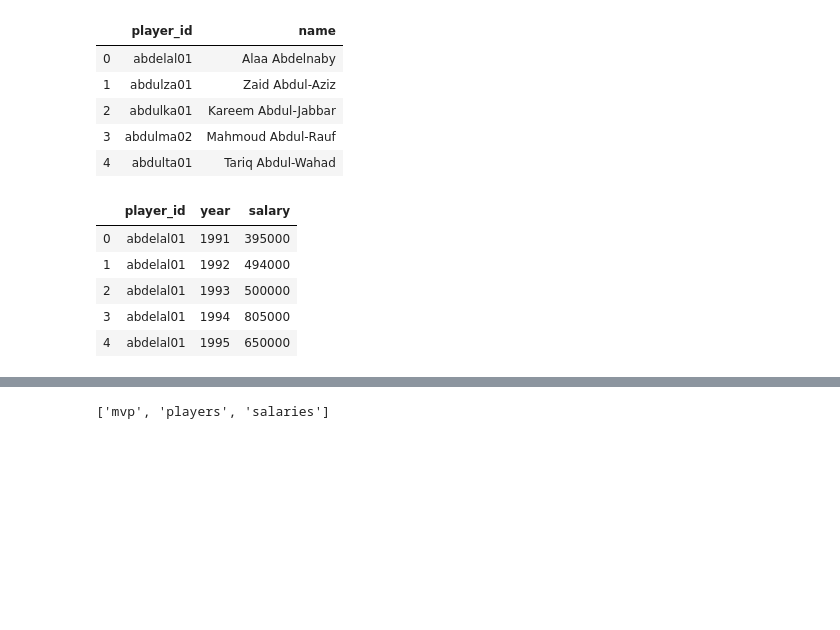
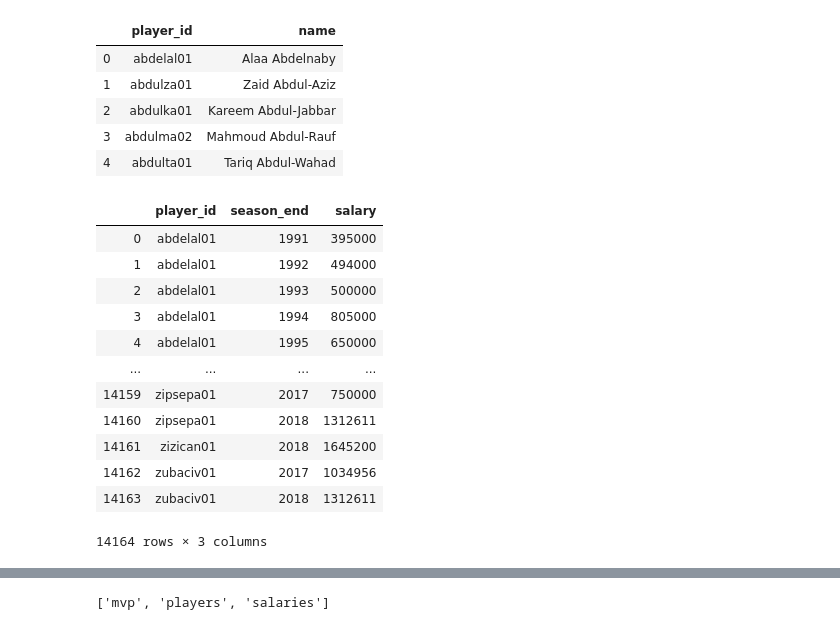
Before and after one commit to johnsethchong/ETL_Project, a Jupyter notebook: NBA MVP Salaries.ipynb, the cells around one changed output, grey strips where cells are left out. Saved outputs shown, nothing was run; the diff lists cells and outputs as text; code cells hidden in the pictures; blank space fills up the shorter version.

```diff
--- a/NBA MVP Salaries.ipynb
+++ b/NBA MVP Salaries.ipynb
@@ -37,17 +49,24 @@ new_players_df.head()
 | 3 | abdulma02 | Mahmoud Abdul-Rauf |
 | 4 | abdulta01 | Tariq Abdul-Wahad |
 # %%
+#Extract CSV into DataFrames
 salaries_df=pd.read_csv(salaries_file)
 salaries_df.head()
+#Grab Columns
 salaries_col=['player_id', 'season_end', 'salary']
 new_salaries_df = salaries_df[salaries_col].copy()
+new_salaries_df
+# %% [output]
+|  | player_id | season_end | salary |
+| 0 | abdelal01 | 1991 | 395000 |
+| 1 | abdelal01 | 1992 | 494000 |
+| 2 | abdelal01 | 1993 | 500000 |
+| 3 | abdelal01 | 1994 | 805000 |
+| 4 | abdelal01 | 1995 | 650000 |
+| ... | ... | ... | ... |
+| 14159 | zipsepa01 | 2017 | 750000 |
+| 14160 | zipsepa01 | 2018 | 1312611 |
+| 14161 | zizican01 | 2018 | 1645200 |
+| 14162 | zubaciv01 | 2017 | 1034956 |
+| 14163 | zubaciv01 | 2018 | 1312611 |
+14164 rows × 3 columns
-# %%
-new_salaries_df=new_salaries_df.rename(columns={'season_end':'year'})
-new_salaries_df.head()
-# %% [output]
-|  | player_id | year | salary |
-| 0 | abdelal01 | 1991 | 395000 |
-| 1 | abdelal01 | 1992 | 494000 |
-| 2 | abdelal01 | 1993 | 500000 |
-| 3 | abdelal01 | 1994 | 805000 |
-| 4 | abdelal01 | 1995 | 650000 |
```
Also changed, not shown: parts of 8 cells of this notebook, 3 other files.
